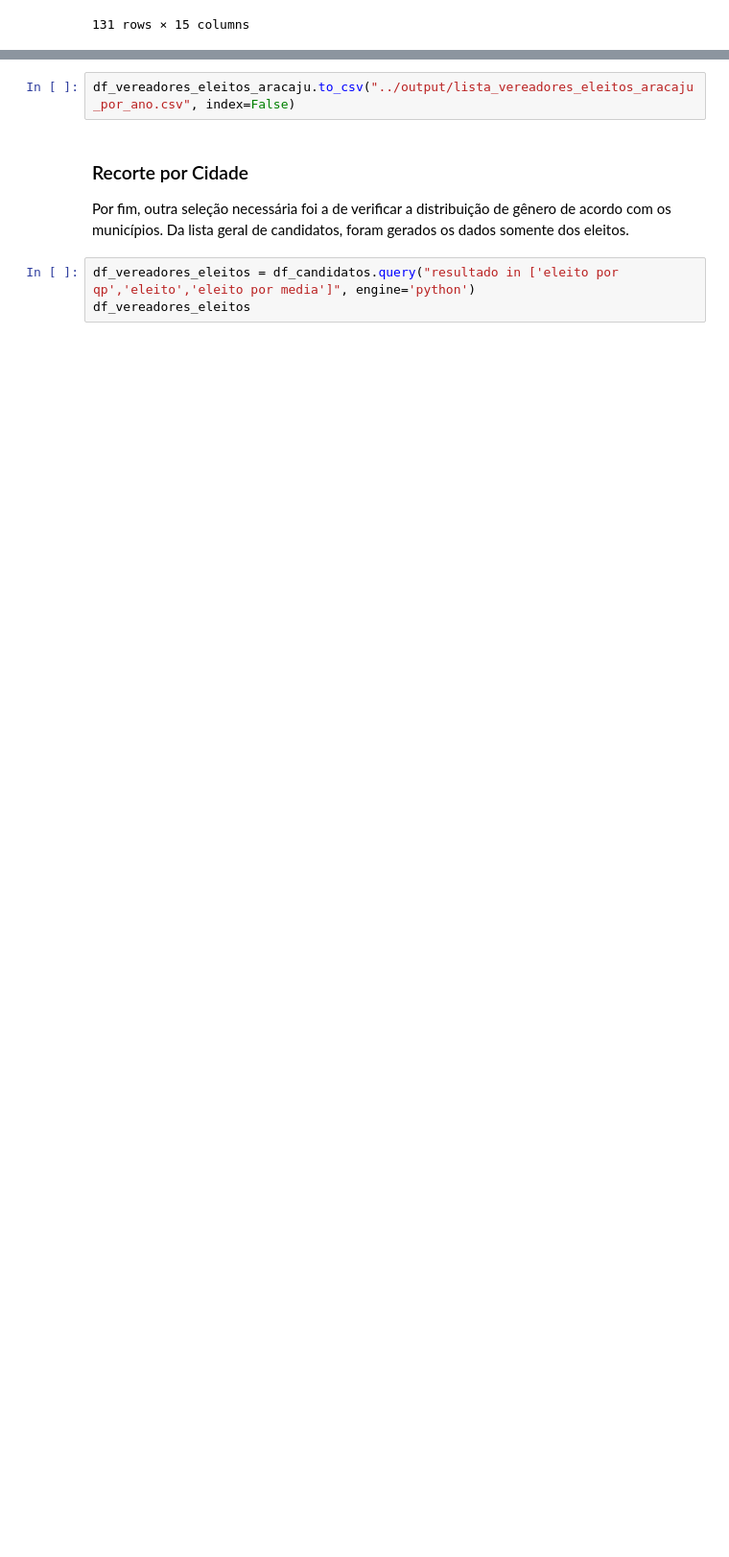
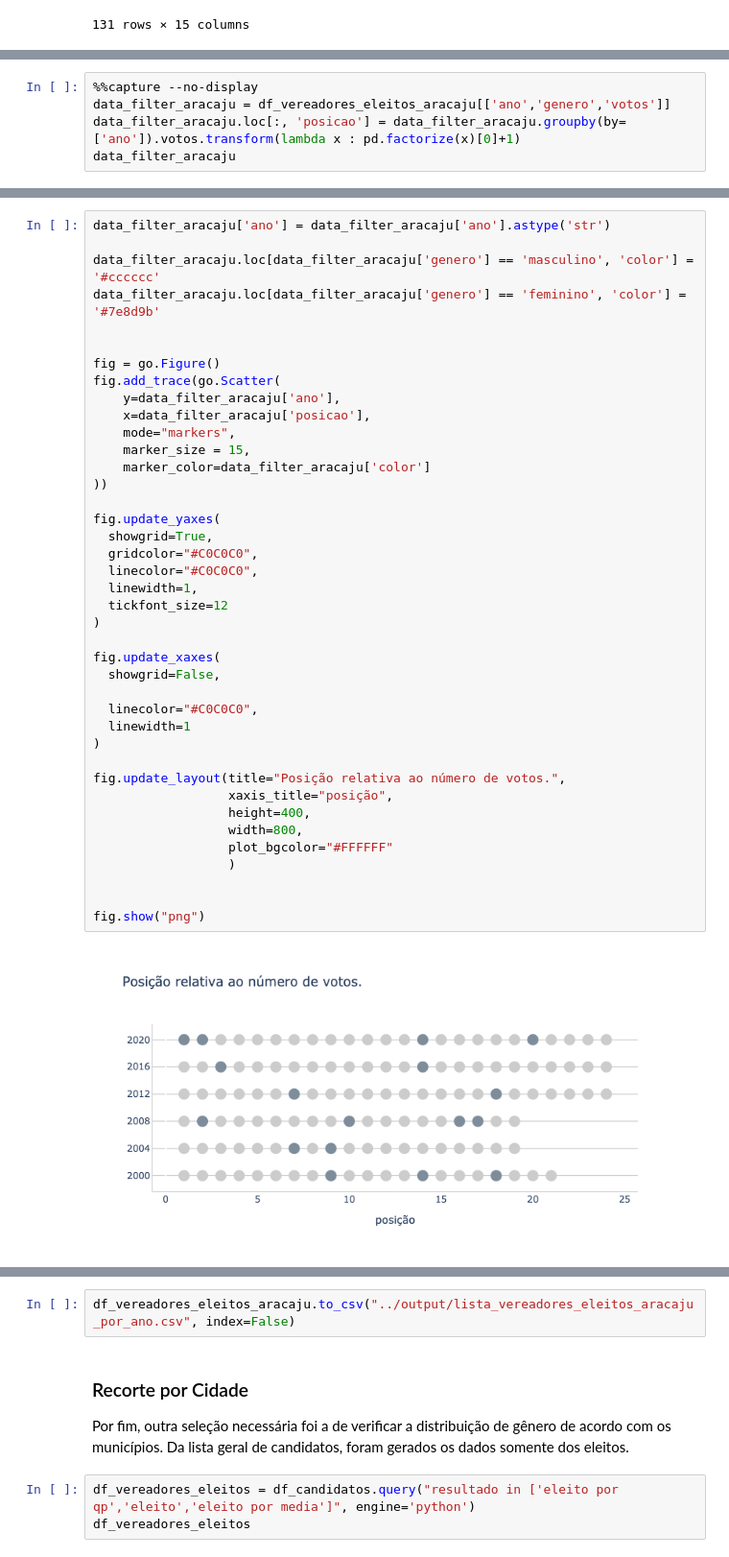
Before and after one commit to adolfoguimaraes/basedosdados-eleicoes, a Jupyter notebook: code/ProcessarDados.ipynb, the cells around one changed output, grey strips where cells are left out. Shown: that part at 96% size. Cells and saved outputs as stored; diff of their text form; blank space fills up the shorter version.

```diff
--- a/code/ProcessarDados.ipynb
+++ b/code/ProcessarDados.ipynb
@@ -236,0 +443,5 @@ df_vereadores_eleitos_aracaju
+# %%
+%%capture --no-display
+data_filter_aracaju = df_vereadores_eleitos_aracaju[['ano','genero','votos']]
+data_filter_aracaju.loc[:, 'posicao'] = data_filter_aracaju.groupby(by=['ano']).votos.transform(lambda x : pd.factorize(x)[0]+1)
+data_filter_aracaju
@@ -236,0 +464,42 @@ df_vereadores_eleitos_aracaju
+# %%
+data_filter_aracaju['ano'] = data_filter_aracaju['ano'].astype('str')
+
+data_filter_aracaju.loc[data_filter_aracaju['genero'] == 'masculino', 'color'] = '#cccccc'
+data_filter_aracaju.loc[data_filter_aracaju['genero'] == 'feminino', 'color'] = '#7e8d9b'
+
+
+fig = go.Figure()
+fig.add_trace(go.Scatter(
+    y=data_filter_aracaju['ano'],
+    x=data_filter_aracaju['posicao'],
+    mode="markers",
+    marker_size = 15,
+    marker_color=data_filter_aracaju['color']
+))
+
+fig.update_yaxes(
+  showgrid=True,
+  gridcolor="#C0C0C0",
+  linecolor="#C0C0C0",
+  linewidth=1,
+  tickfont_size=12
+)
+
+fig.update_xaxes(
+  showgrid=False,
+
+  linecolor="#C0C0C0",
+  linewidth=1
+)
+
+fig.update_layout(title="Posição relativa ao número de votos.",
+                  xaxis_title="posição",
+                  height=400,
+                  width=800,
+                  plot_bgcolor="#FFFFFF"
+                  )
+
+
+fig.show("png")
+# %% [output]
+[figure, added]
```
Also changed, not shown: parts of 21 cells of this notebook.
